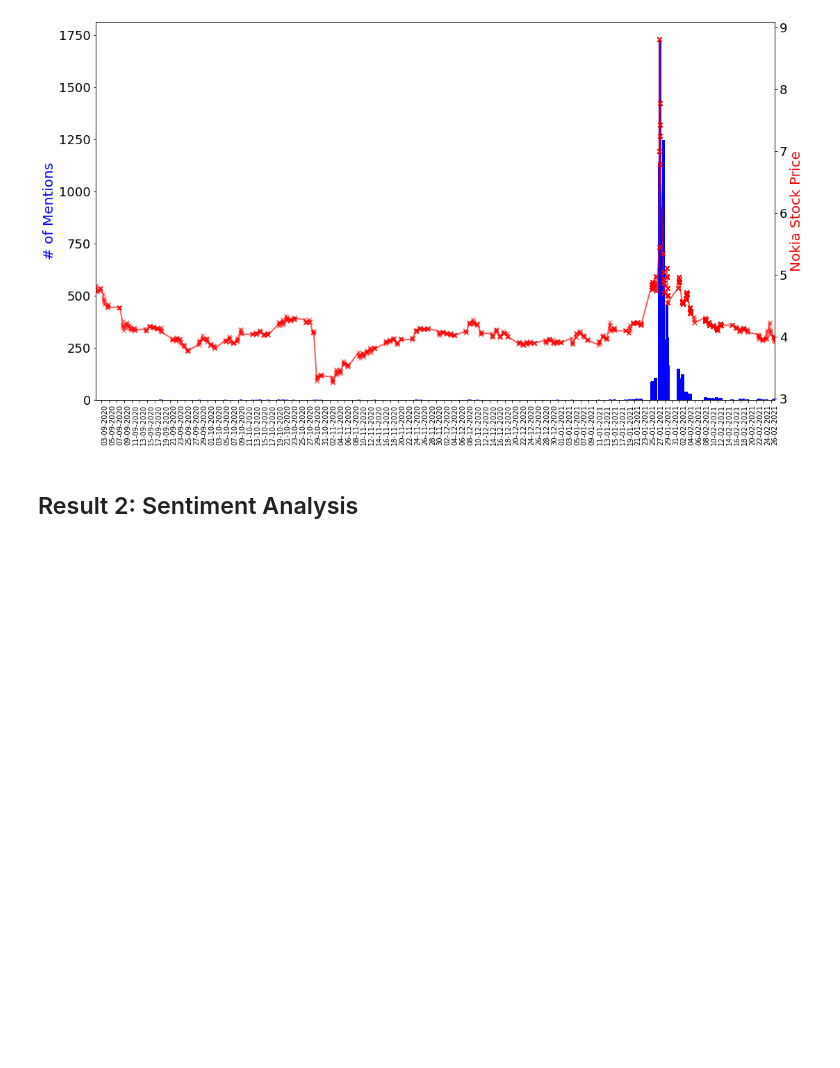
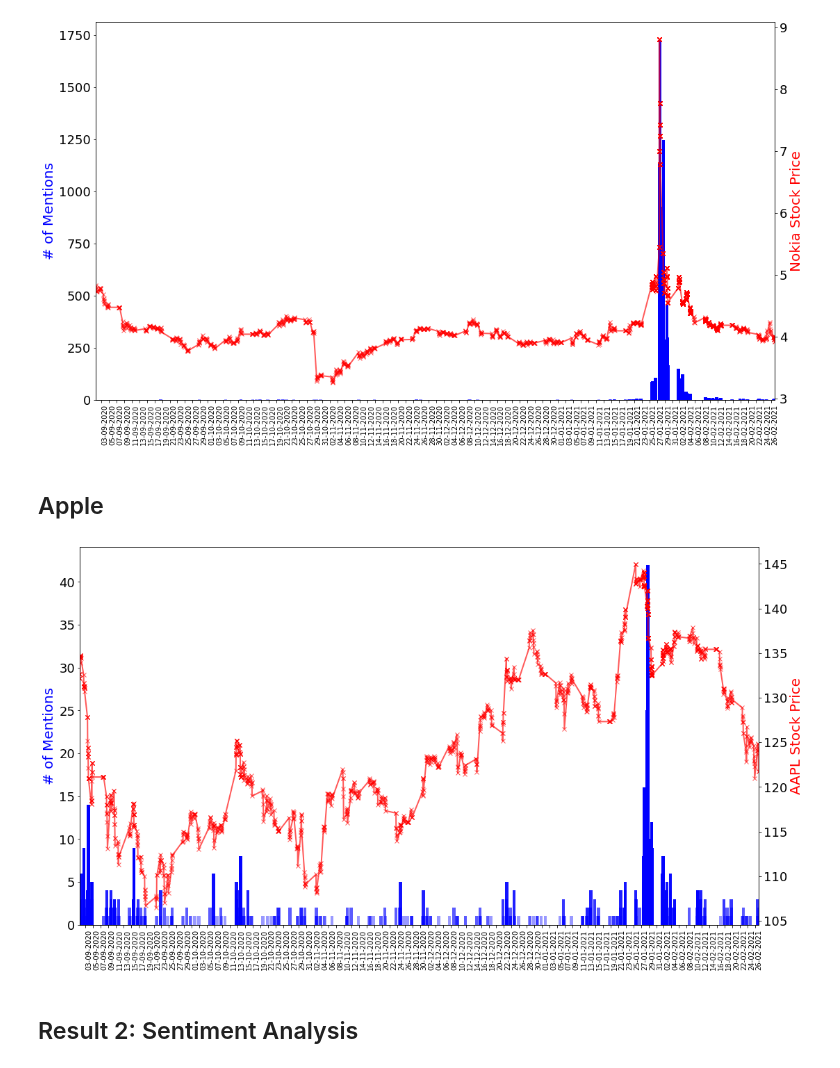
Before and after one commit to segsell/machine_learning_project, a Jupyter notebook: src/analysis_notebook.ipynb, the cells around one changed output. Cells and saved outputs as stored; diff of their text form; code cells hidden in the pictures; blank space fills up the shorter version.

Commit message:
Add Apple (non-memestock) to analysis and create plots

```diff
--- a/src/analysis_notebook.ipynb
+++ b/src/analysis_notebook.ipynb
@@ -52,6 +52,13 @@ wsb_NOK = add_word_counter(
     counter_col="NOK_counts",
     case_sensitive=False,
 )
+wsb_AAPL = add_word_counter(
+    wsb,
+    text_col="title",
+    buzz_words=["AAPL", "Apple"],
+    counter_col="AAPL_counts",
+    case_sensitive=False,
+)
 
 # Load stock data
 stock = pd.read_csv("data/memestocks.csv")
@@ -60,12 +67,14 @@ gme = create_date_cols_stock_data(stock, "date", stock_name="GME")
 amc = create_date_cols_stock_data(stock, "date", stock_name="AMC")
 bb = create_date_cols_stock_data(stock, "date", stock_name="BB")
 nok = create_date_cols_stock_data(stock, "date", stock_name="NOK")
+aapl = create_date_cols_stock_data(stock, "date", stock_name="AAPL")
 # %%
 # Sentiment Analysis
 wsb_GME = analyze_sentiment(wsb_GME, "title")
 wsb_AMC = analyze_sentiment(wsb_AMC, "title")
 wsb_BB = analyze_sentiment(wsb_BB, "title")
 wsb_NOK = analyze_sentiment(wsb_NOK, "title")
+wsb_AAPL = analyze_sentiment(wsb_AAPL, "title")
 # %%
 # Merge DataFrames
 reddit_gme_hourly = merge_reddit_and_stock_data(wsb_GME, gme, "date_hour", "GME_counts")
@@ -79,6 +88,9 @@ reddit_bb_daily = merge_reddit_and_stock_data(wsb_BB, bb, "date_day", "BB_counts
 
 reddit_nok_hourly = merge_reddit_and_stock_data(wsb_NOK, nok, "date_hour", "NOK_counts")
 reddit_nok_daily = merge_reddit_and_stock_data(wsb_NOK, nok, "date_day", "NOK_counts")
+
+reddit_aapl_hourly = merge_reddit_and_stock_data(wsb_AAPL, aapl, "date_hour", "AAPL_counts")
+reddit_aapl_daily = merge_reddit_and_stock_data(wsb_AAPL, aapl, "date_day", "AAPL_counts")
 # %% [markdown]
 ## Result 1: Mentions of Stock in *wallstreetbets* Subreddit and Performance of Stock Price
 # %% [markdown]
@@ -133,6 +145,19 @@ plot(
 )
 # %% [output]
 [figure]
+# %% [markdown]
+## Apple
+# %%
+plot(
+    reddit_aapl_hourly[reddit_aapl_hourly["date_hour"] <= wsb_AAPL["date_hour"].max()],
+    date_col="date_hour",
+    count_col="AAPL_counts",
+    stock_price_col="high",
+    stock_name="AAPL",
+    save_as="plots/correlation_aapl_stock_price.png",
+)
+# %% [output]
+[figure, added]
 # %% [markdown]
 ## Result 2: Sentiment Analysis
 # %% [markdown]
```
Also changed, not shown: parts of 2 cells of this notebook, 2 other files.
